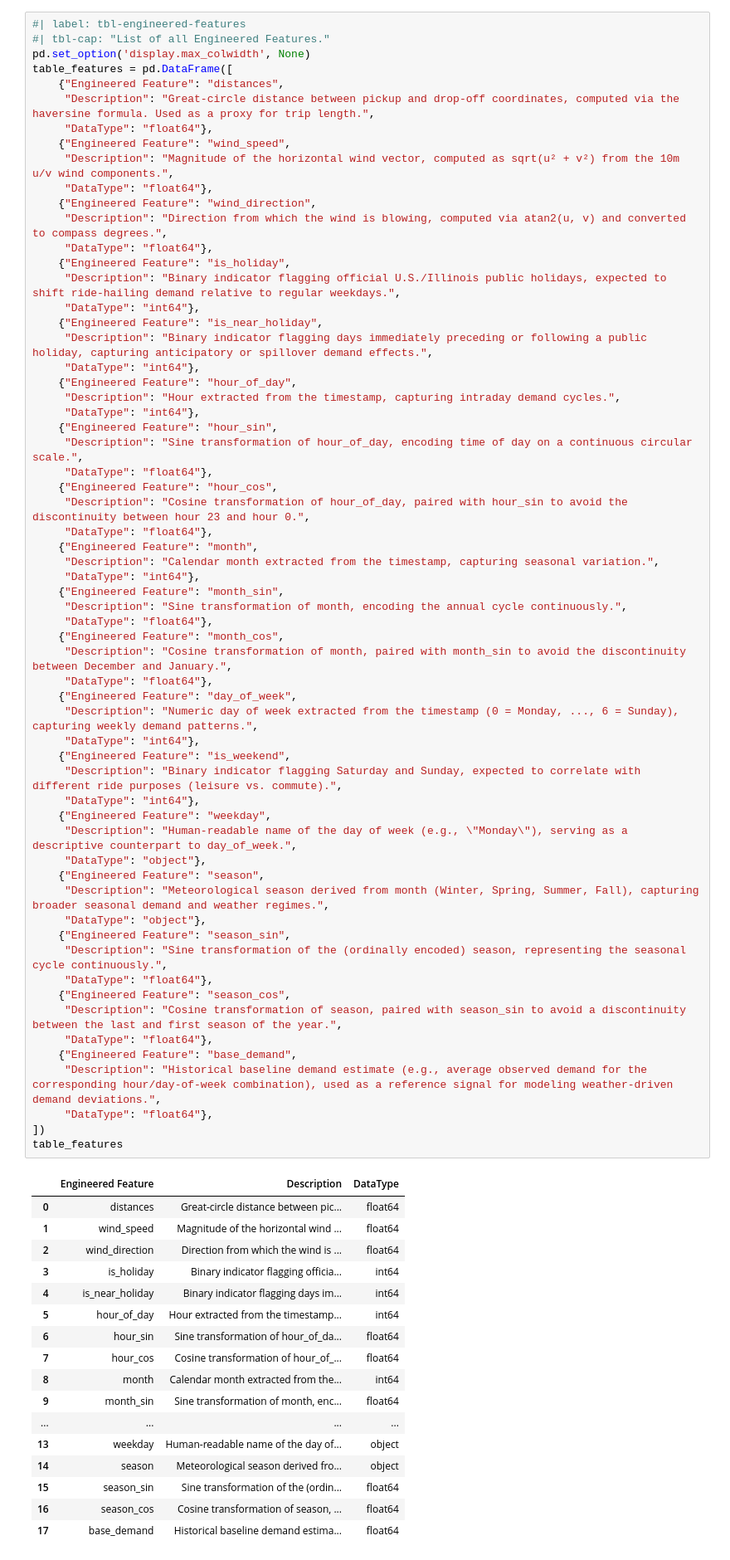
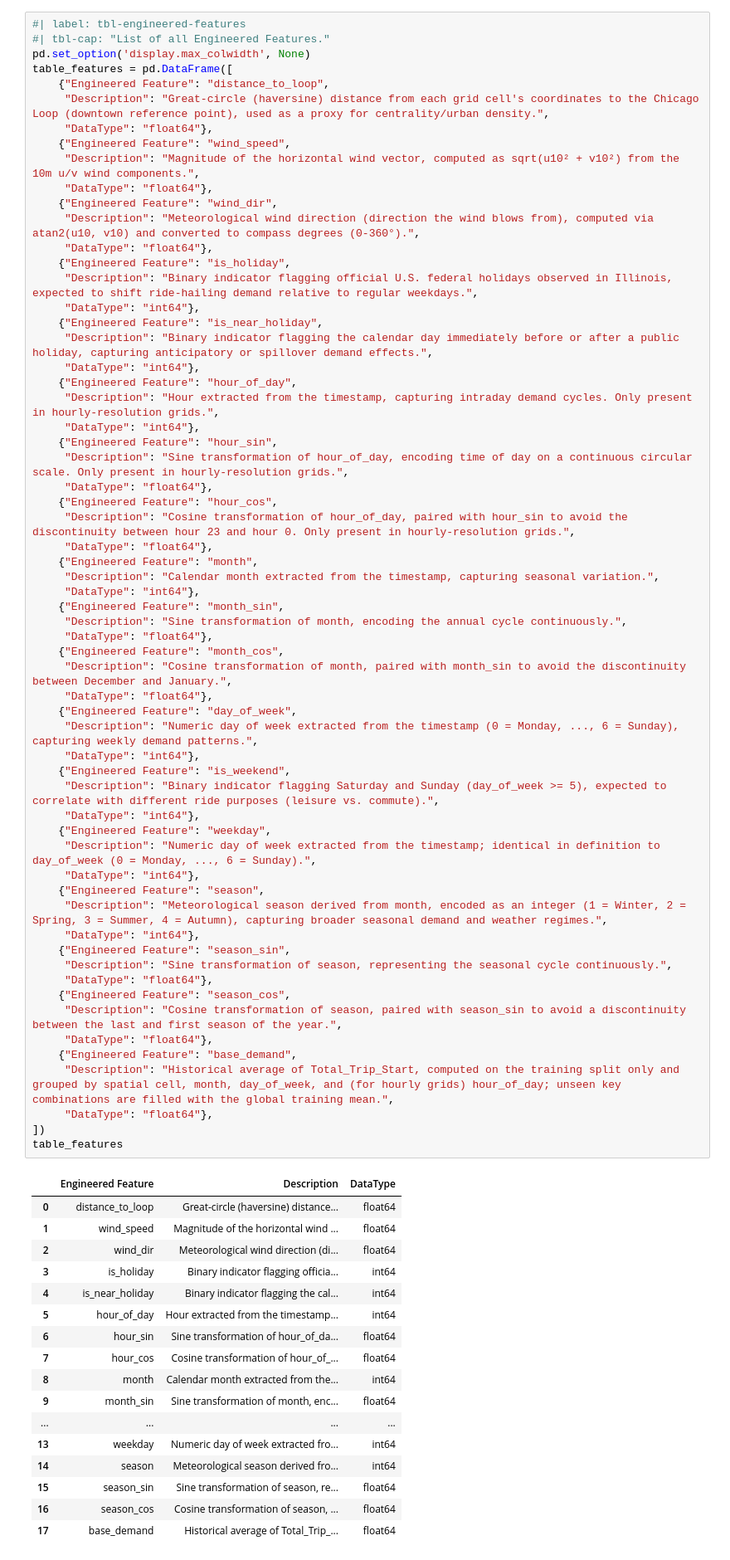
Before and after one commit to larissatheilmann/AAA_Project_Group7, a Jupyter notebook: notebooks/3.1 FeatureEngineering.ipynb, the cells around one changed output. Shown at 83% size. Cells and saved outputs as stored; diff of their text form.

Commit message:
Refine feature engineering table for the report.

```diff
--- a/notebooks/3.1 FeatureEngineering.ipynb
+++ b/notebooks/3.1 FeatureEngineering.ipynb
@@ -377,77 +377,77 @@ All grids engineered, split and exported.
 #| tbl-cap: "List of all Engineered Features."
 pd.set_option('display.max_colwidth', None)
 table_features = pd.DataFrame([
-    {"Engineered Feature": "distances",
-     "Description": "Great-circle distance between pickup and drop-off coordinates, computed via the haversine formula. Used as a proxy for trip length.",
+    {"Engineered Feature": "distance_to_loop",
+     "Description": "Great-circle (haversine) distance from each grid cell's coordinates to the Chicago Loop (downtown reference point), used as a proxy for centrality/urban density.",
      "DataType": "float64"},
     {"Engineered Feature": "wind_speed",
-     "Description": "Magnitude of the horizontal wind vector, computed as sqrt(u² + v²) from the 10m u/v wind components.",
+     "Description": "Magnitude of the horizontal wind vector, computed as sqrt(u10² + v10²) from the 10m u/v wind components.",
      "DataType": "float64"},
-    {"Engineered Feature": "wind_direction",
-     "Description": "Direction from which the wind is blowing, computed via atan2(u, v) and converted to compass degrees.",
+    {"Engineered Feature": "wind_dir",
+     "Description": "Meteorological wind direction (direction the wind blows from), computed via atan2(u10, v10) and converted to compass degrees (0-360°).",
      "DataType": "float64"},
     {"Engineered Feature": "is_holiday",
-     "Description": "Binary indicator flagging official U.S./Illinois public holidays, expected to shift ride-hailing demand relative to regular weekdays.",
+     "Description": "Binary indicator flagging official U.S. federal holidays observed in Illinois, expected to shift ride-hailing demand relative to regular weekdays.",
      "DataType": "int64"},
     {"Engineered Feature": "is_near_holiday",
-     "Description": "Binary indicator flagging days immediately preceding or following a public holiday, capturing anticipatory or spillover demand effects.",
+     "Description": "Binary indicator flagging the calendar day immediately before or after a public holiday, capturing anticipatory or spillover demand effects.",
      "DataType": "int64"},
     {"Engineered Feature": "hour_of_day",
-     "Description": "Hour extracted from the timestamp, capturing intraday demand cycles.",
+     "Description": "Hour extracted from the timestamp, capturing intraday demand cycles. Only present in hourly-resolution grids.",
      "DataType": "int64"},
     {"Engineered Feature": "hour_sin",
-     "Description": "Sine transformation of hour_of_day, encoding time of day on a continuous circular scale.",
+     "Description": "Sine transformation of hour_of_day, encoding time of day on a continuous circular scale. Only present in hourly-resolution grids.",
      "DataType": "float64"},
     {"Engineered Feature": "hour_cos",
-     "Description": "Cosine transformation of hour_of_day, paired with hour_sin to avoid the discontinuity between hour 23 and hour 0.",
+     "Description": "Cosine transformation of hour_of_day, paired with hour_sin to avoid the discontinuity between hour 23 and hour 0. Only present in hourly-resolution grids.",
      "DataType": "float64"},
     {"Engineered Feature": "month",
      "Description": "Calendar month extracted from the timestamp, capturing seasonal variation.",
      "DataType": "int64"},
     {"Engineered Feature": "month_sin",
      "Description": "Sine transformation of month, encoding the annual cycle continuously.",
      "DataType": "float64"},
     {"Engineered Feature": "month_cos",
      "Description": "Cosine transformation of month, paired with month_sin to avoid the discontinuity between December and January.",
      "DataType": "float64"},
     {"Engineered Feature": "day_of_week",
      "Description": "Numeric day of week extracted from the timestamp (0 = Monday, ..., 6 = Sunday), capturing weekly demand patterns.",
      "DataType": "int64"},
     {"Engineered Feature": "is_weekend",
-     "Description": "Binary indicator flagging Saturday and Sunday, expected to correlate with different ride purposes (leisure vs. commute).",
+     "Description": "Binary indicator flagging Saturday and Sunday (day_of_week >= 5), expected to correlate with different ride purposes (leisure vs. commute).",
      "DataType": "int64"},
     {"Engineered Feature": "weekday",
-     "Description": "Human-readable name of the day of week (e.g., \"Monday\"), serving as a descriptive counterpart to day_of_week.",
-     "DataType": "object"},
+     "Description": "Numeric day of week extracted from the timestamp; identical in definition to day_of_week (0 = Monday, ..., 6 = Sunday).",
+     "DataType": "int64"},
     {"Engineered Feature": "season",
-     "Description": "Meteorological season derived from month (Winter, Spring, Summer, Fall), capturing broader seasonal demand and weather regimes.",
-     "DataType": "object"},
+     "Description": "Meteorological season derived from month, encoded as an integer (1 = Winter, 2 = Spring, 3 = Summer, 4 = Autumn), capturing broader seasonal demand and weather regimes.",
+     "DataType": "int64"},
     {"Engineered Feature": "season_sin",
-     "Description": "Sine transformation of the (ordinally encoded) season, representing the seasonal cycle continuously.",
+     "Description": "Sine transformation of season, representing the seasonal cycle continuously.",
      "DataType": "float64"},
     {"Engineered Feature": "season_cos",
      "Description": "Cosine transformation of season, paired with season_sin to avoid a discontinuity between the last and first season of the year.",
      "DataType": "float64"},
     {"Engineered Feature": "base_demand",
-     "Description": "Historical baseline demand estimate (e.g., average observed demand for the corresponding hour/day-of-week combination), used as a reference signal for modeling weather-driven demand deviations.",
+     "Description": "Historical average of Total_Trip_Start, computed on the training split only and grouped by spatial cell, month, day_of_week, and (for hourly grids) hour_of_day; unseen key combinations are filled with the global training mean.",
      "DataType": "float64"},
 ])
 table_features
 # %% [output]
 |  | Engineered Feature | Description | DataType |
-| 0 | distances | Great-circle distance between pic... | float64 |
+| 0 | distance_to_loop | Great-circle (haversine) distance... | float64 |
 | 1 | wind_speed | Magnitude of the horizontal wind ... | float64 |
-| 2 | wind_direction | Direction from which the wind is ... | float64 |
+| 2 | wind_dir | Meteorological wind direction (di... | float64 |
 | 3 | is_holiday | Binary indicator flagging officia... | int64 |
-| 4 | is_near_holiday | Binary indicator flagging days im... | int64 |
+| 4 | is_near_holiday | Binary indicator flagging the cal... | int64 |
 | 5 | hour_of_day | Hour extracted from the timestamp... | int64 |
 | 6 | hour_sin | Sine transformation of hour_of_da... | float64 |
 | 7 | hour_cos | Cosine transformation of hour_of_... | float64 |
 | 8 | month | Calendar month extracted from the... | int64 |
 | 9 | month_sin | Sine transformation of month, enc... | float64 |
 | ... | ... | ... | ... |
-| 13 | weekday | Human-readable name of the day of... | object |
-| 14 | season | Meteorological season derived fro... | object |
-| 15 | season_sin | Sine transformation of the (ordin... | float64 |
+| 13 | weekday | Numeric day of week extracted fro... | int64 |
+| 14 | season | Meteorological season derived fro... | int64 |
+| 15 | season_sin | Sine transformation of season, re... | float64 |
 | 16 | season_cos | Cosine transformation of season, ... | float64 |
-| 17 | base_demand | Historical baseline demand estima... | float64 |
+| 17 | base_demand | Historical average of Total_Trip_... | float64 |
```
Also changed, not shown: 2 other files.
